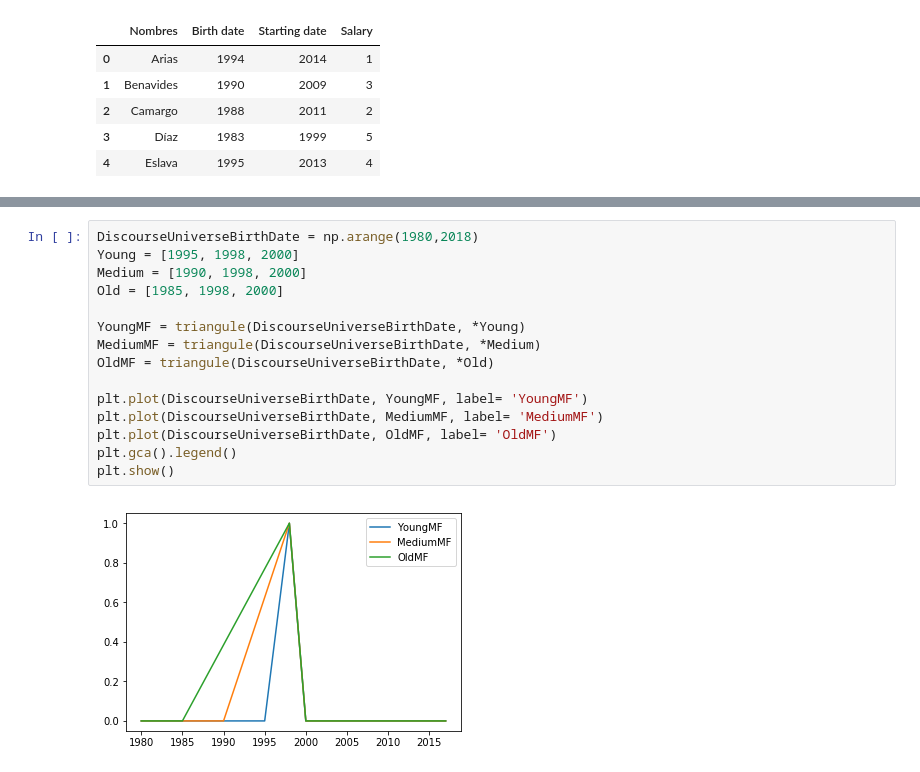
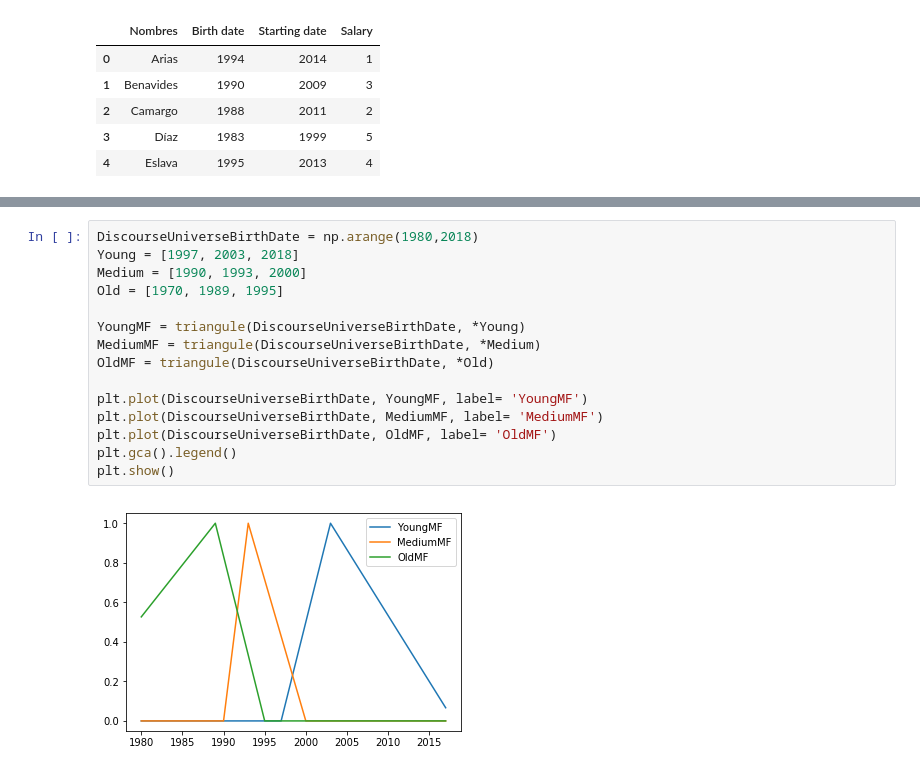
Before and after one commit to williamegomez/Machine-Learnign-Teaching, a Jupyter notebook: lessons/2018-2/Fuzzy Logic/Fuzzy decisions.ipynb, the cells around one changed output, grey strips where cells are left out. Drawn from its saved outputs; the diff is of its cells as text.

```diff
--- a/lessons/2018-2/Fuzzy Logic/Fuzzy decisions.ipynb
+++ b/lessons/2018-2/Fuzzy Logic/Fuzzy decisions.ipynb
@@ -75,17 +89,17 @@ plt.show()
 # %%
 DiscourseUniverseBirthDate = np.arange(1980,2018)
-Young = [1995, 1998, 2000]
-Medium = [1990, 1998, 2000]
-Old = [1985, 1998, 2000]
+Young = [1997, 2003, 2018]
+Medium = [1990, 1993, 2000]
+Old = [1970, 1989, 1995]
 
 YoungMF = triangule(DiscourseUniverseBirthDate, *Young)
 MediumMF = triangule(DiscourseUniverseBirthDate, *Medium)
 OldMF = triangule(DiscourseUniverseBirthDate, *Old)
 
 plt.plot(DiscourseUniverseBirthDate, YoungMF, label= 'YoungMF')
 plt.plot(DiscourseUniverseBirthDate, MediumMF, label= 'MediumMF')
 plt.plot(DiscourseUniverseBirthDate, OldMF, label= 'OldMF')
 plt.gca().legend()
 plt.show()
 # %% [output]
-[figure, old version]
+[figure, new version]
```
Also changed, not shown: parts of 4 cells of this notebook.
